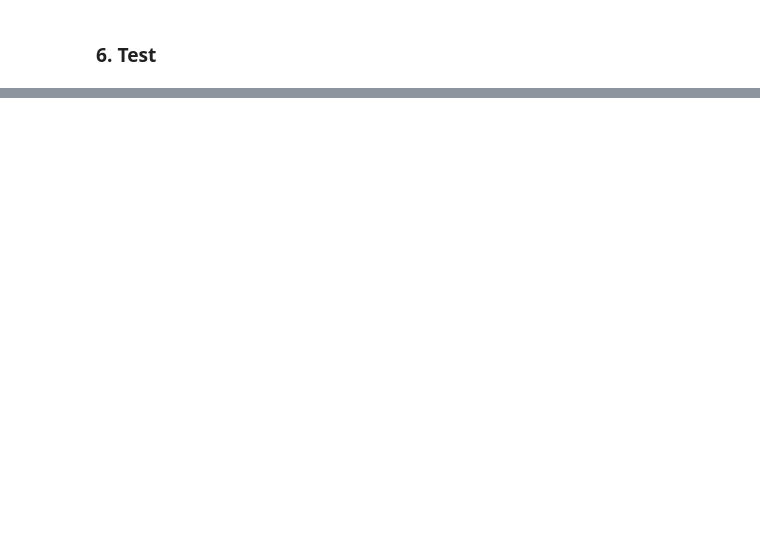
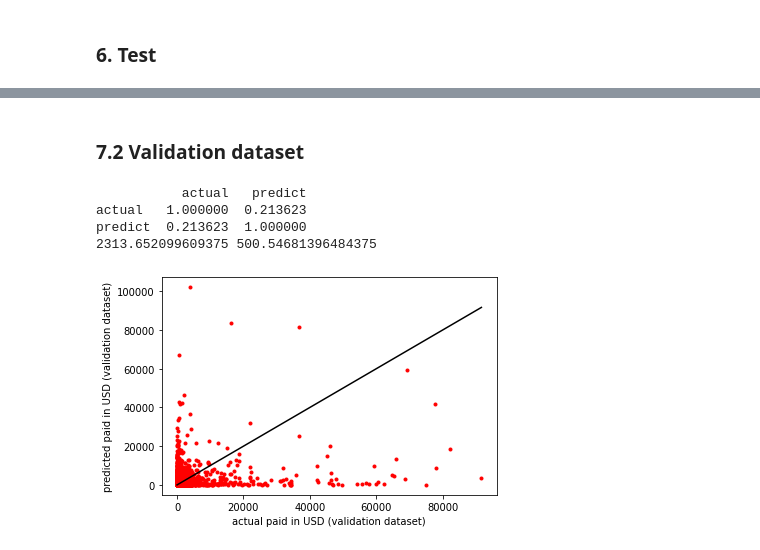
Before and after one commit to balaksuiuc/CS598IQVIAClaims, a Jupyter notebook: src/cost_prediction.ipynb, the cells around one changed output, grey strips where cells are left out. Drawn from its saved outputs; the diff is of its cells as text; code cells hidden in the pictures; blank space fills up the shorter version.

```diff
--- a/src/cost_prediction.ipynb
+++ b/src/cost_prediction.ipynb
@@ -928,0 +1002,10 @@ predict  0.23989  1.00000
+# %% [markdown]
+### **7.2 Validation dataset**
+# %%
+plot_prediction(model, val_loader, 'validation dataset')
+# %% [output]
+           actual   predict
+actual   1.000000  0.213623
+predict  0.213623  1.000000
+2313.652099609375 500.54681396484375
+[figure, added]
```
Also changed, not shown: parts of 22 cells of this notebook.
